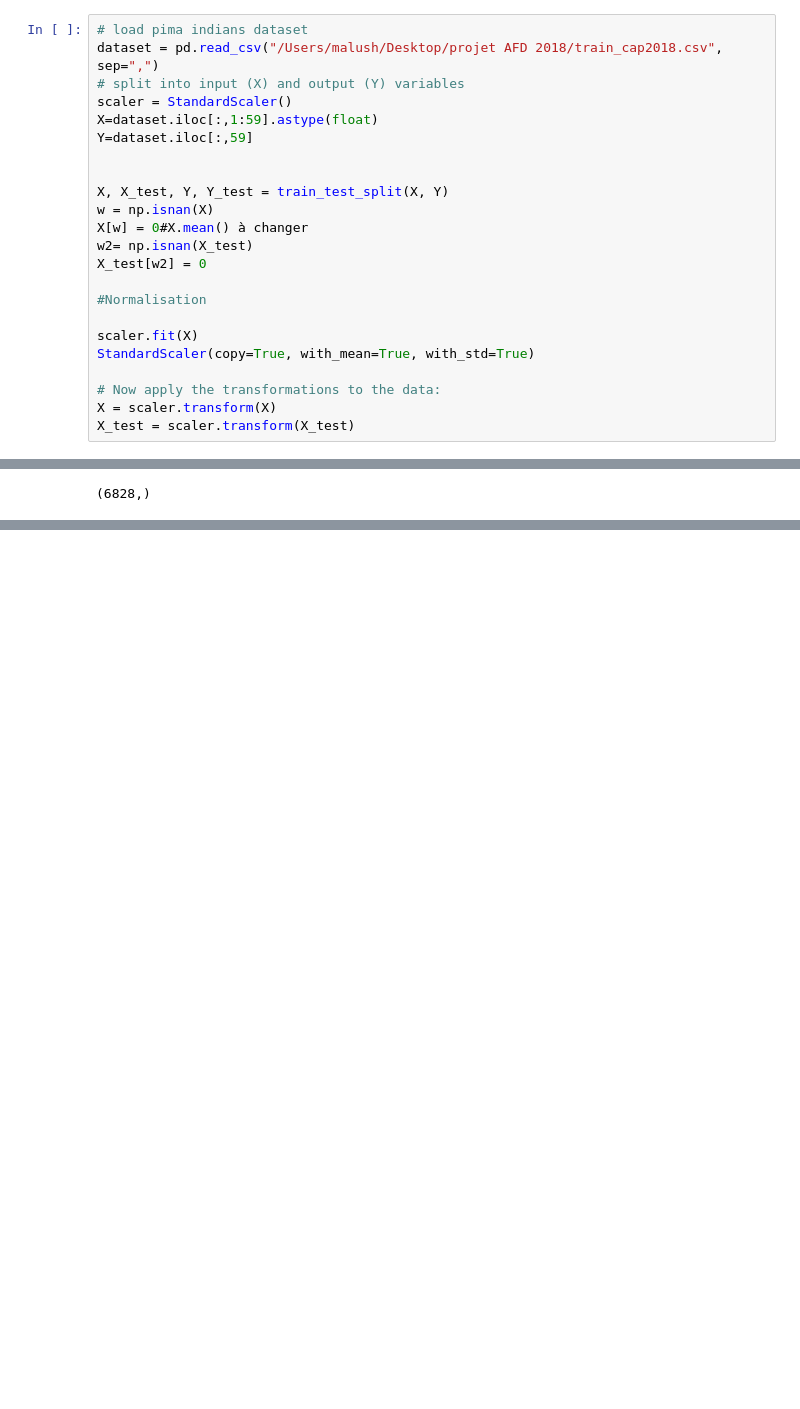
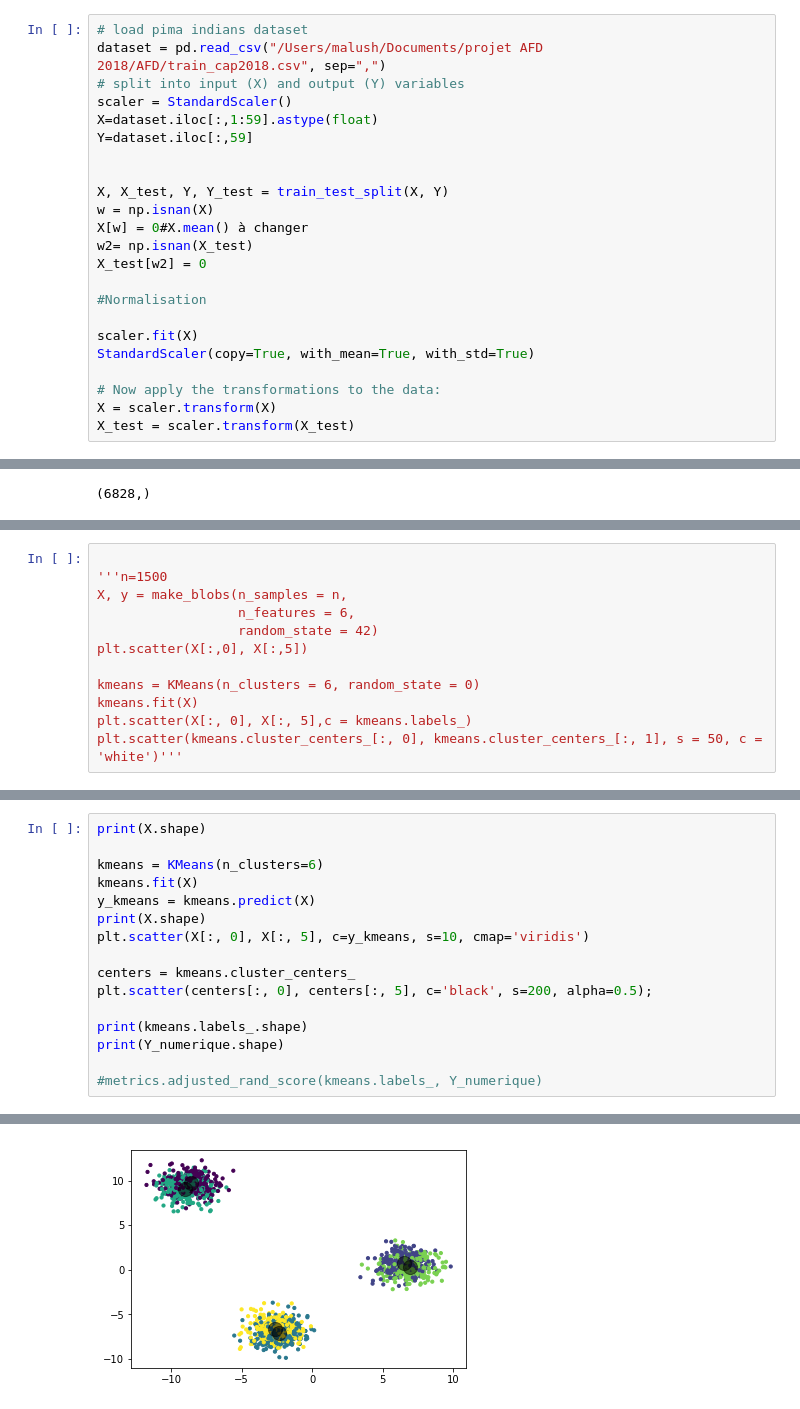
Before and after one commit to idinarene/AFD, a Jupyter notebook: projetAFD.ipynb, the cells around one changed output, grey strips where cells are left out. Cells and saved outputs as stored; diff of their text form; blank space fills up the shorter version.

```diff
--- a/projetAFD.ipynb
+++ b/projetAFD.ipynb
@@ -14,7 +22,7 @@ np.random.seed(7)
 var_w=lambda shape: initializers.RandomUniform(-0.5,0.5)
 # %%
 # load pima indians dataset
-dataset = pd.read_csv("/Users/malush/Desktop/projet AFD 2018/train_cap2018.csv", sep=",")
+dataset = pd.read_csv("/Users/malush/Documents/projet AFD 2018/AFD/train_cap2018.csv", sep=",")
 # split into input (X) and output (Y) variables
 scaler = StandardScaler()
 X=dataset.iloc[:,1:59].astype(float)
@@ -152,0 +170,12 @@ Y_test.shape
+# %%
+
+'''n=1500
+X, y = make_blobs(n_samples = n,
+                  n_features = 6,
+                  random_state = 42)
+plt.scatter(X[:,0], X[:,5])
+
+kmeans = KMeans(n_clusters = 6, random_state = 0)
+kmeans.fit(X)
+plt.scatter(X[:, 0], X[:, 5],c = kmeans.labels_)
+plt.scatter(kmeans.cluster_centers_[:, 0], kmeans.cluster_centers_[:, 1], s = 50, c = 'white')'''
@@ -152,0 +184,17 @@ Y_test.shape
+# %%
+print(X.shape)
+
+kmeans = KMeans(n_clusters=6)
+kmeans.fit(X)
+y_kmeans = kmeans.predict(X)
+print(X.shape)
+plt.scatter(X[:, 0], X[:, 5], c=y_kmeans, s=10, cmap='viridis')
+
+centers = kmeans.cluster_centers_
+plt.scatter(centers[:, 0], centers[:, 5], c='black', s=200, alpha=0.5);
+
+print(kmeans.labels_.shape)
+print(Y_numerique.shape)
+
+#metrics.adjusted_rand_score(kmeans.labels_, Y_numerique)
+# %% [output]
@@ -152,0 +205 @@ Y_test.shape
+[figure, added]
```
Also changed, not shown: parts of 9 cells of this notebook, 3 other files.
